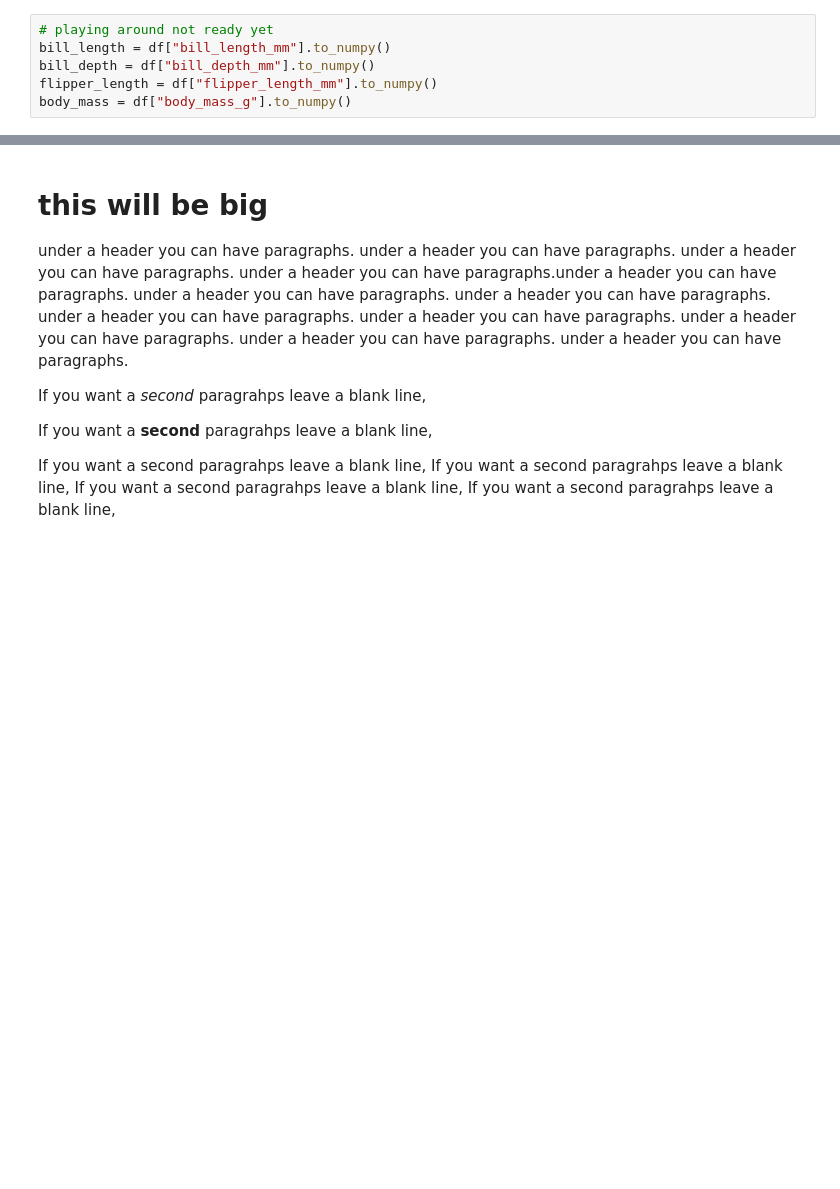
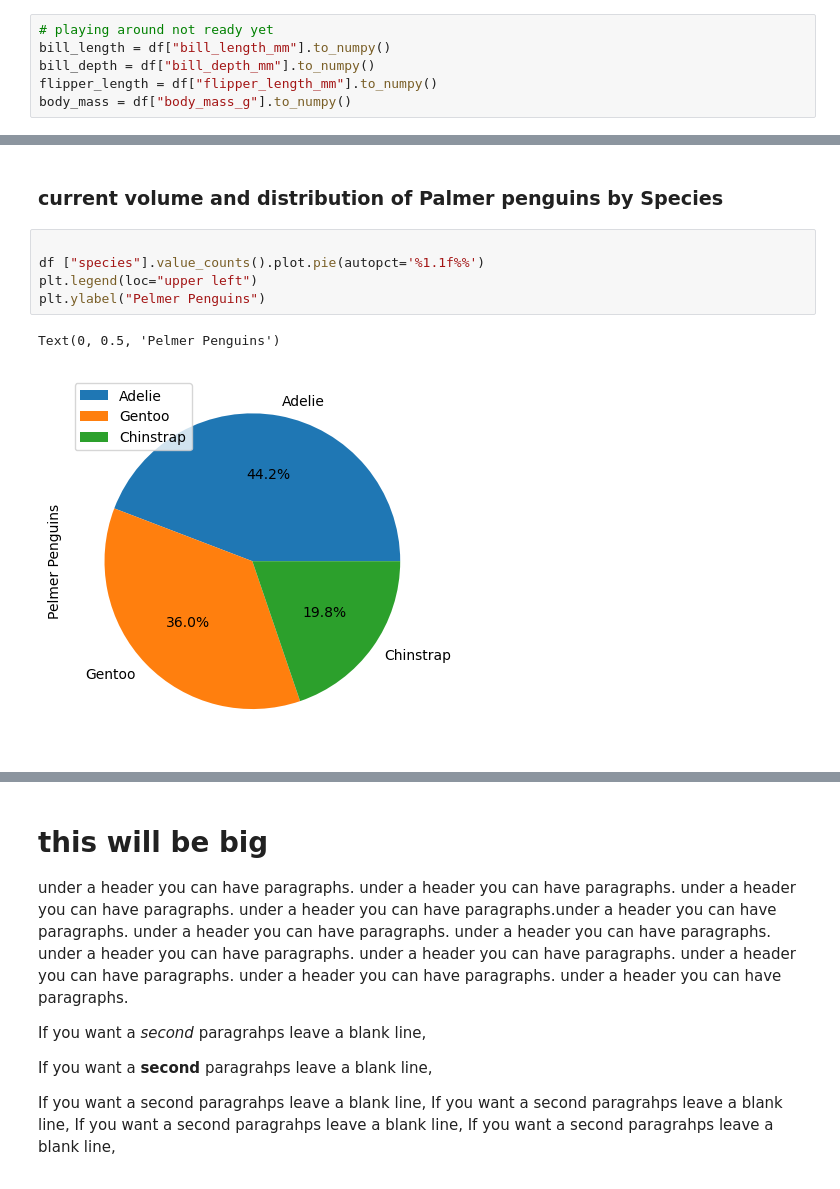
Before and after one commit to RobAstur/Principles-of-data-analytics-, a Jupyter notebook: penguins.ipynb, the cells around one changed output, grey strips where cells are left out. Drawn from its saved outputs; the diff is of its cells as text; blank space fills up the shorter version.

```diff
--- a/penguins.ipynb
+++ b/penguins.ipynb
@@ -73,0 +84,10 @@ body_mass = df["body_mass_g"].to_numpy()
+# %% [markdown]
+### current volume and distribution of Palmer penguins by Species
+# %%
+
+df ["species"].value_counts().plot.pie(autopct='%1.1f%%')
+plt.legend(loc="upper left")
+plt.ylabel("Pelmer Penguins")
+# %% [output]
+Text(0, 0.5, 'Pelmer Penguins')
+[figure, added]
```
Also changed, not shown: parts of 15 cells of this notebook.
